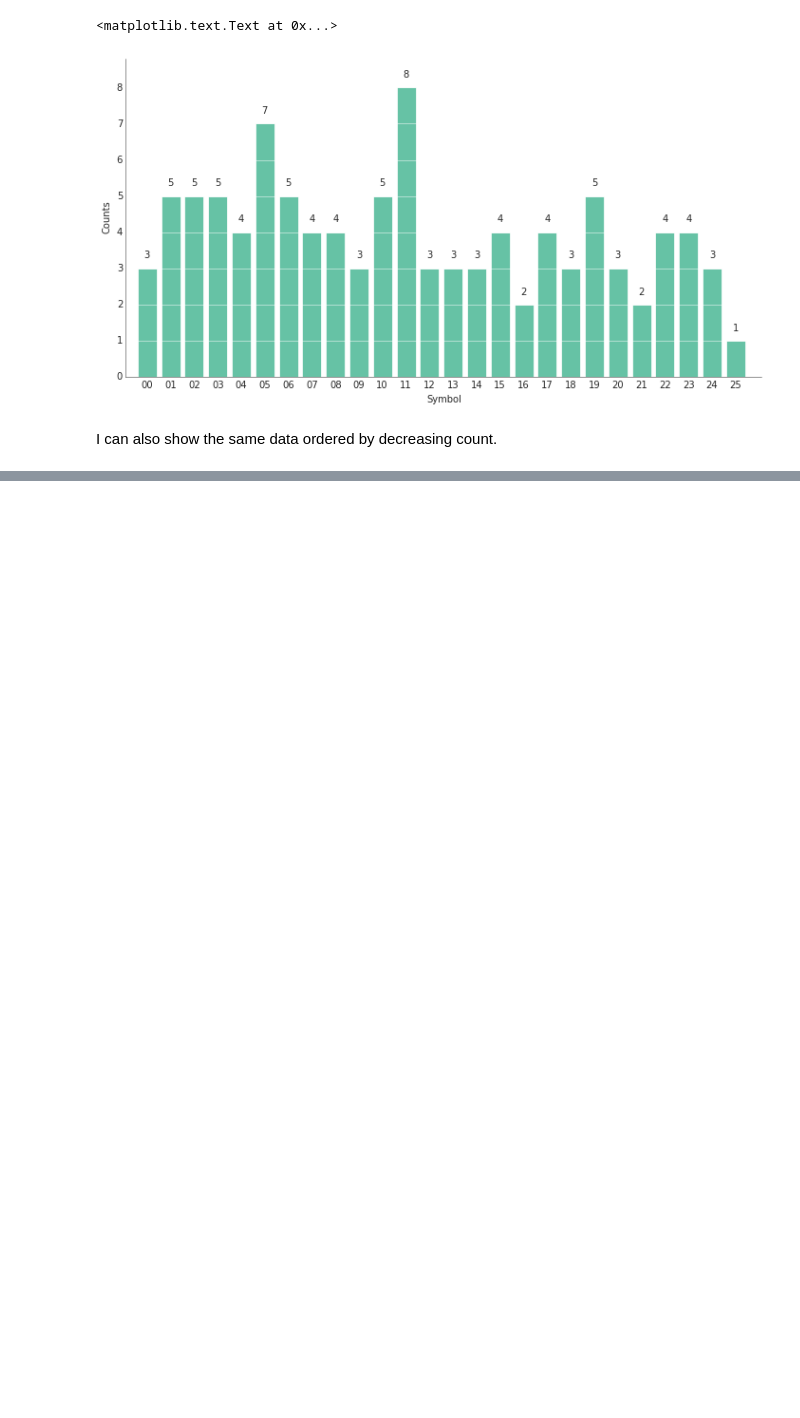
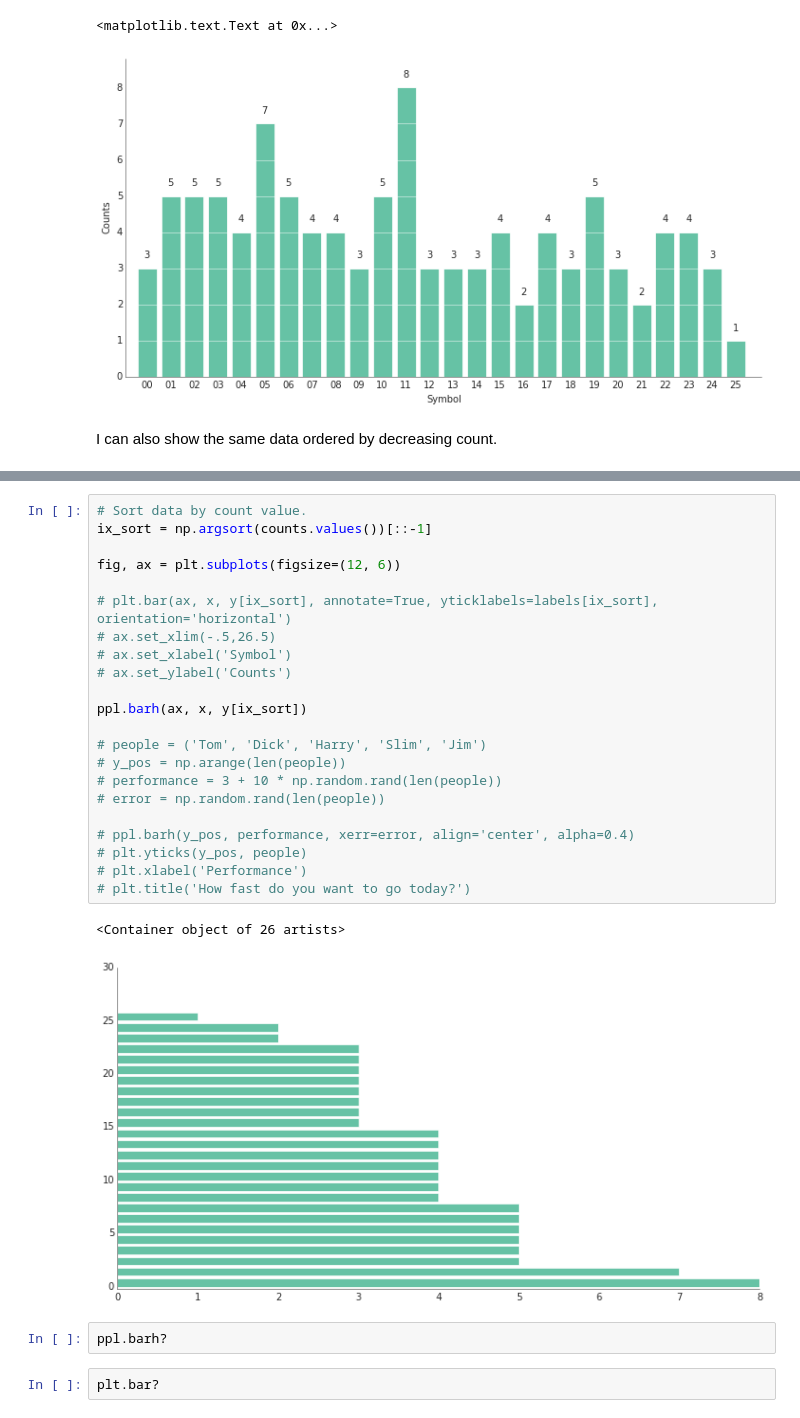
Before and after one commit to Who8MyLunch/Holiday_Distraction, a Jupyter notebook: encoded_message.ipynb, the cells around one changed output, grey strips where cells are left out. Drawn from its saved outputs; the diff is of its cells as text; blank space fills up the shorter version.

```diff
--- a/encoded_message.ipynb
+++ b/encoded_message.ipynb
@@ -174,0 +175,29 @@ ax.set_ylabel('Counts')
+# %%
+# Sort data by count value.
+ix_sort = np.argsort(counts.values())[::-1]
+
+fig, ax = plt.subplots(figsize=(12, 6))
+
+# plt.bar(ax, x, y[ix_sort], annotate=True, yticklabels=labels[ix_sort], orientation='horizontal')
+# ax.set_xlim(-.5,26.5)
+# ax.set_xlabel('Symbol')
+# ax.set_ylabel('Counts')
+
+ppl.barh(ax, x, y[ix_sort])
+
+# people = ('Tom', 'Dick', 'Harry', 'Slim', 'Jim')
+# y_pos = np.arange(len(people))
+# performance = 3 + 10 * np.random.rand(len(people))
+# error = np.random.rand(len(people))
+
+# ppl.barh(y_pos, performance, xerr=error, align='center', alpha=0.4)
+# plt.yticks(y_pos, people)
+# plt.xlabel('Performance')
+# plt.title('How fast do you want to go today?')
+# %% [output]
+<Container object of 26 artists>
+[figure, added]
+# %%
+ppl.barh?
+# %%
+plt.bar?
```
Also changed, not shown: parts of 4 cells of this notebook, 2 other files.
